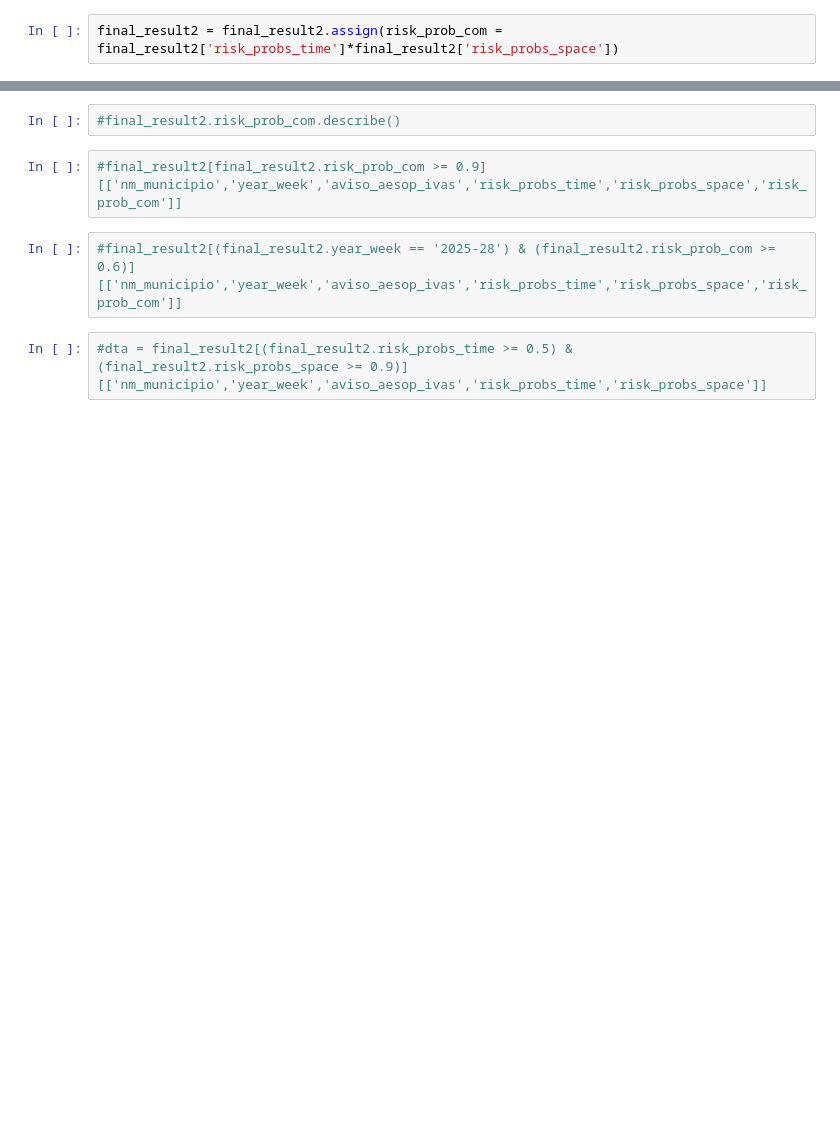
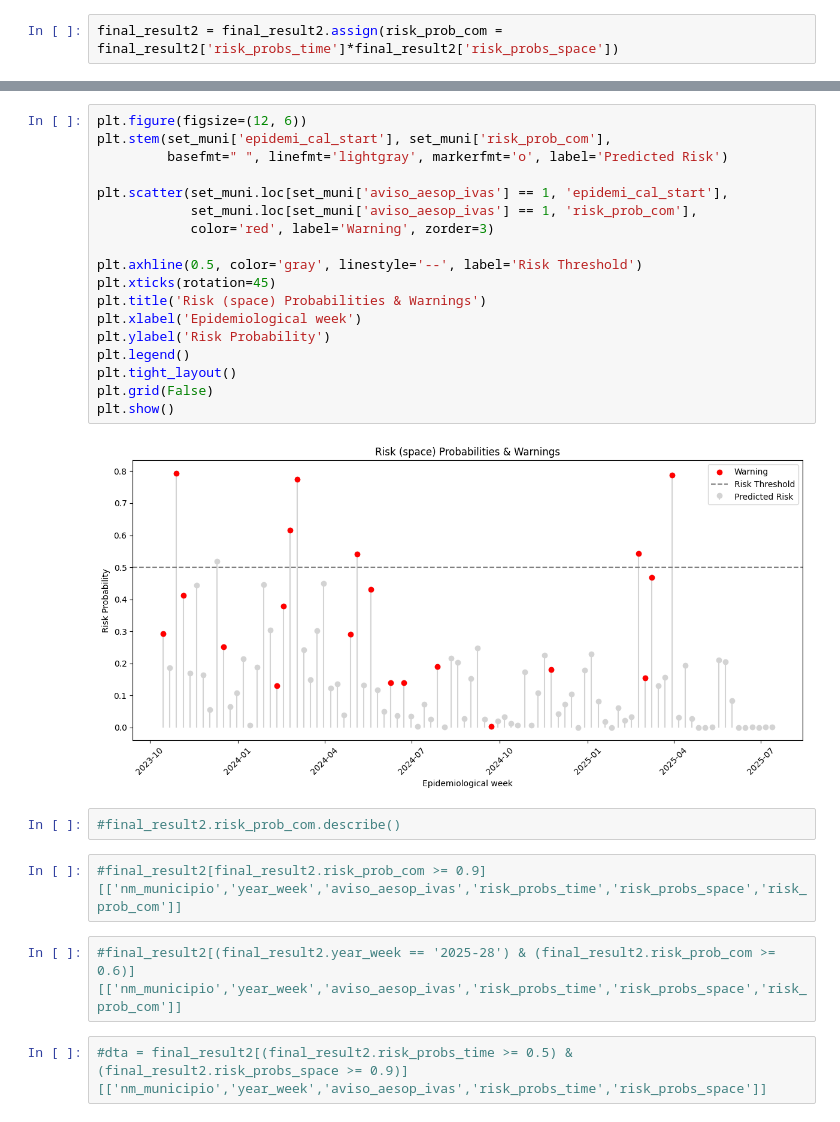
Before and after one commit to Julian-sun/IDEA_model, a Jupyter notebook: warning_classification.ipynb, the cells around one changed output, grey strips where cells are left out. Saved outputs shown, nothing was run; the diff lists cells and outputs as text; blank space fills up the shorter version.

```diff
--- a/warning_classification.ipynb
+++ b/warning_classification.ipynb
@@ -303,3 +386,23 @@ final_result2
+# %%
+plt.figure(figsize=(12, 6))
+plt.stem(set_muni['epidemi_cal_start'], set_muni['risk_prob_com'],
+         basefmt=" ", linefmt='lightgray', markerfmt='o', label='Predicted Risk')
+
+plt.scatter(set_muni.loc[set_muni['aviso_aesop_ivas'] == 1, 'epidemi_cal_start'],
+            set_muni.loc[set_muni['aviso_aesop_ivas'] == 1, 'risk_prob_com'],
+            color='red', label='Warning', zorder=3)
+
+plt.axhline(0.5, color='gray', linestyle='--', label='Risk Threshold')
+plt.xticks(rotation=45)
+plt.title('Risk (space) Probabilities & Warnings')
+plt.xlabel('Epidemiological week')
+plt.ylabel('Risk Probability')
+plt.legend()
+plt.tight_layout()
+plt.grid(False)
+plt.show()
+# %% [output]
+[figure, added]
 # %%
 #final_result2.risk_prob_com.describe()
 # %%
```
Also changed, not shown: parts of 10 cells of this notebook, 1 other file.
